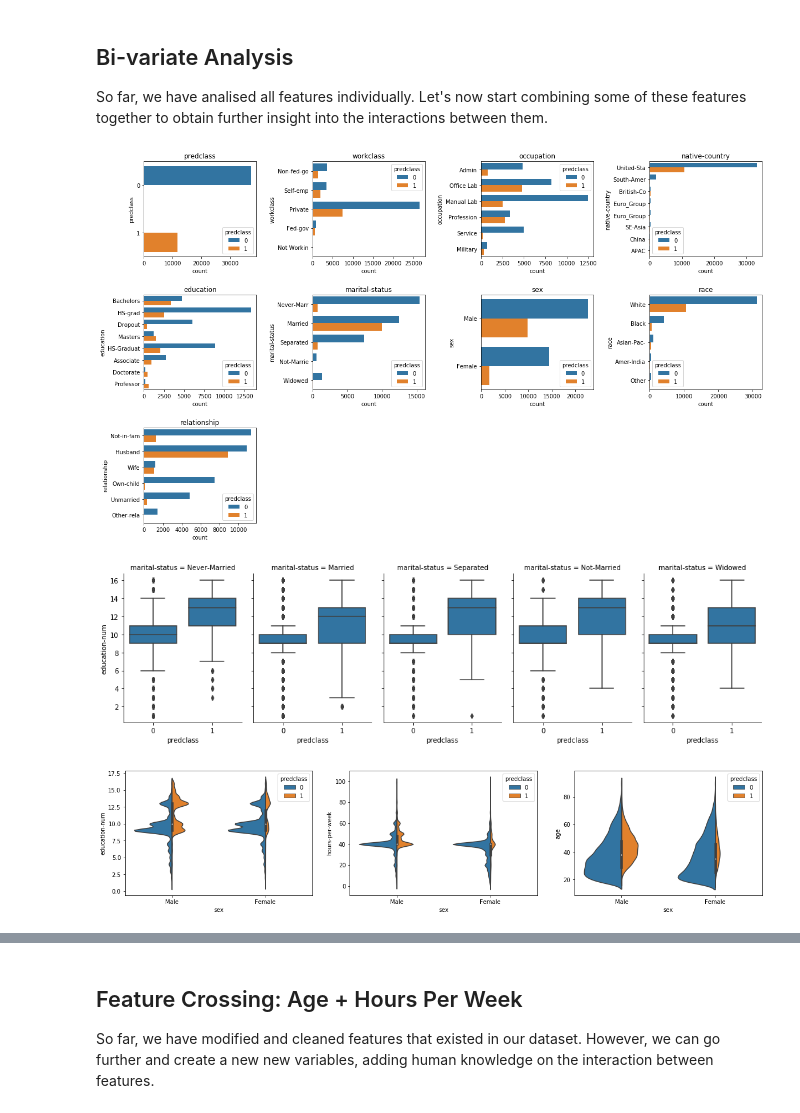
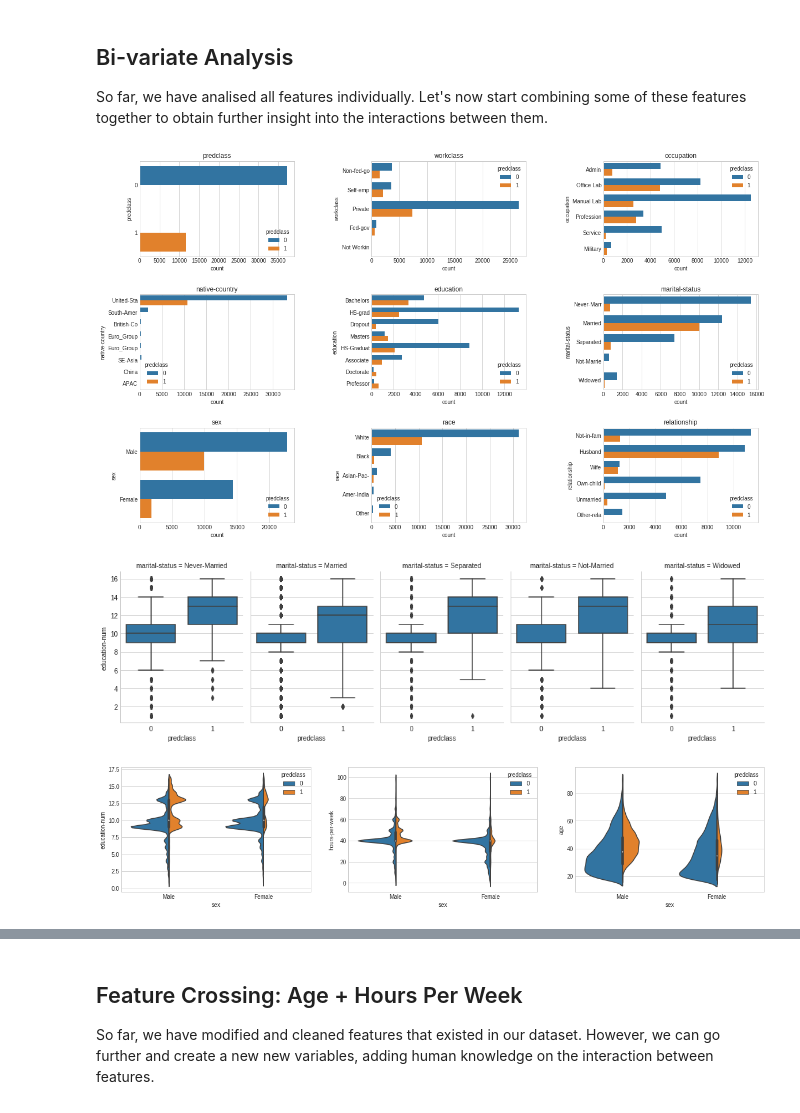
Before and after one commit to dformoso/sklearn-classification, a Jupyter notebook: Data Science Workbook - Census Income Dataset - v2.ipynb, the cells around one changed output, grey strips where cells are left out. Saved outputs shown, nothing was run; the diff lists cells and outputs as text; code cells hidden in the pictures.

```diff
--- a/Data Science Workbook - Census Income Dataset - v2.ipynb
+++ b/Data Science Workbook - Census Income Dataset - v2.ipynb
@@ -550,9 +543,7 @@ sns.countplot(y="fnlwgt", data=dataset_bin);
 dataset_bin['education-num'] = pd.cut(dataset_raw['education-num'], 10)
 dataset_con['education-num'] = dataset_raw['education-num']
 
+plt.style.use('seaborn-whitegrid')
 fig = plt.figure(figsize=(20,5))
-plt.subplot(1, 2, 1)
 sns.countplot(y="education-num", data=dataset_bin);
-plt.subplot(1, 2, 2)
-sns.countplot(y="education-num", data=dataset_con);
 # %% [output]
@@ -564,9 +555,10 @@ sns.countplot(y="education-num", data=dataset_con);
 dataset_bin['hours-per-week'] = pd.cut(dataset_raw['hours-per-week'], 10)
 dataset_con['hours-per-week'] = dataset_raw['hours-per-week']
 
+plt.style.use('seaborn-whitegrid')
 fig = plt.figure(figsize=(20,4))
 plt.subplot(1, 2, 1)
 sns.countplot(y="hours-per-week", data=dataset_bin);
 plt.subplot(1, 2, 2)
-sns.countplot(y="hours-per-week", data=dataset_con);
+sns.distplot(dataset_con['hours-per-week']);
 # %% [output]
@@ -578,9 +570,10 @@ sns.countplot(y="hours-per-week", data=dataset_con);
 dataset_bin['capital-gain'] = pd.cut(dataset_raw['capital-gain'], 5)
 dataset_con['capital-gain'] = dataset_raw['capital-gain']
 
+plt.style.use('seaborn-whitegrid')
 fig = plt.figure(figsize=(20,3))
 plt.subplot(1, 2, 1)
 sns.countplot(y="capital-gain", data=dataset_bin);
 plt.subplot(1, 2, 2)
-sns.countplot(y="capital-gain", data=dataset_con);
+sns.distplot(dataset_con['capital-gain']);
 # %% [output]
@@ -592,9 +585,10 @@ sns.countplot(y="capital-gain", data=dataset_con);
 dataset_bin['capital-loss'] = pd.cut(dataset_raw['capital-loss'], 5)
 dataset_con['capital-loss'] = dataset_raw['capital-loss']
 
+plt.style.use('seaborn-whitegrid')
 fig = plt.figure(figsize=(20,3))
 plt.subplot(1, 2, 1)
 sns.countplot(y="capital-loss", data=dataset_bin);
 plt.subplot(1, 2, 2)
-sns.countplot(y="capital-loss", data=dataset_con);
+sns.distplot(dataset_con['capital-loss']);
 # %% [output]
@@ -613,29 +607,32 @@ So far, we have analised all features individually. Let's now start combining so
 # %%
 # Plot a count of the categories from each categorical feature split by our prediction class: salary - predclass.
 def plot_bivariate_bar(dataset, hue, cols=5, width=20, height=15, hspace=0.2, wspace=0.5):
     dataset = dataset.select_dtypes(include=[np.object])
+    plt.style.use('seaborn-whitegrid')
     fig = plt.figure(figsize=(width,height))
     fig.subplots_adjust(left=None, bottom=None, right=None, top=None, wspace=wspace, hspace=hspace)
     rows = math.ceil(float(dataset.shape[1]) / cols)
     for i, column in enumerate(dataset.columns):
         ax = fig.add_subplot(rows, cols, i + 1)
         ax.set_title(column)
         if dataset.dtypes[column] == np.object:
             g = sns.countplot(y=column, hue=hue, data=dataset)
             substrings = [s.get_text()[:10] for s in g.get_yticklabels()]
             g.set(yticklabels=substrings)
 
-plot_bivariate_bar(dataset_con, hue='predclass', cols=4, width=20, height=12, hspace=0.4, wspace=0.5)
+plot_bivariate_bar(dataset_con, hue='predclass', cols=3, width=20, height=12, hspace=0.4, wspace=0.5)
 # %% [output]
-[figure, old version]
+[figure, new version]
 # %%
 # Effect of Marital Status and Education on Income, across Marital Status.
+plt.style.use('seaborn-whitegrid')
 g = sns.FacetGrid(dataset_con, col='marital-status', size=4, aspect=.7)
 g = g.map(sns.boxplot, 'predclass', 'education-num')
 # %% [output]
-[figure, old version]
+[figure, new version]
 # %%
 # Historical Trends on the Sex, Education, HPW and Age impact on Income.
+plt.style.use('seaborn-whitegrid')
 fig = plt.figure(figsize=(20,4))
 plt.subplot(1, 3, 1)
 sns.violinplot(x='sex', y='education-num', hue='predclass', data=dataset_con, split=True, scale='count');
@@ -646,7 +643,7 @@ sns.violinplot(x='sex', y='hours-per-week', hue='predclass', data=dataset_con, s
 plt.subplot(1, 3, 3)
 sns.violinplot(x='sex', y='age', hue='predclass', data=dataset_con, split=True, scale='count');
 # %% [output]
-[figure, old version]
+[figure, new version]
 # %%
 # Interaction between pairs of features.
 sns.pairplot(dataset_con[['age','education-num','hours-per-week','predclass','capital-gain','capital-loss']],
```
Also changed, not shown: parts of 73 cells of this notebook.
